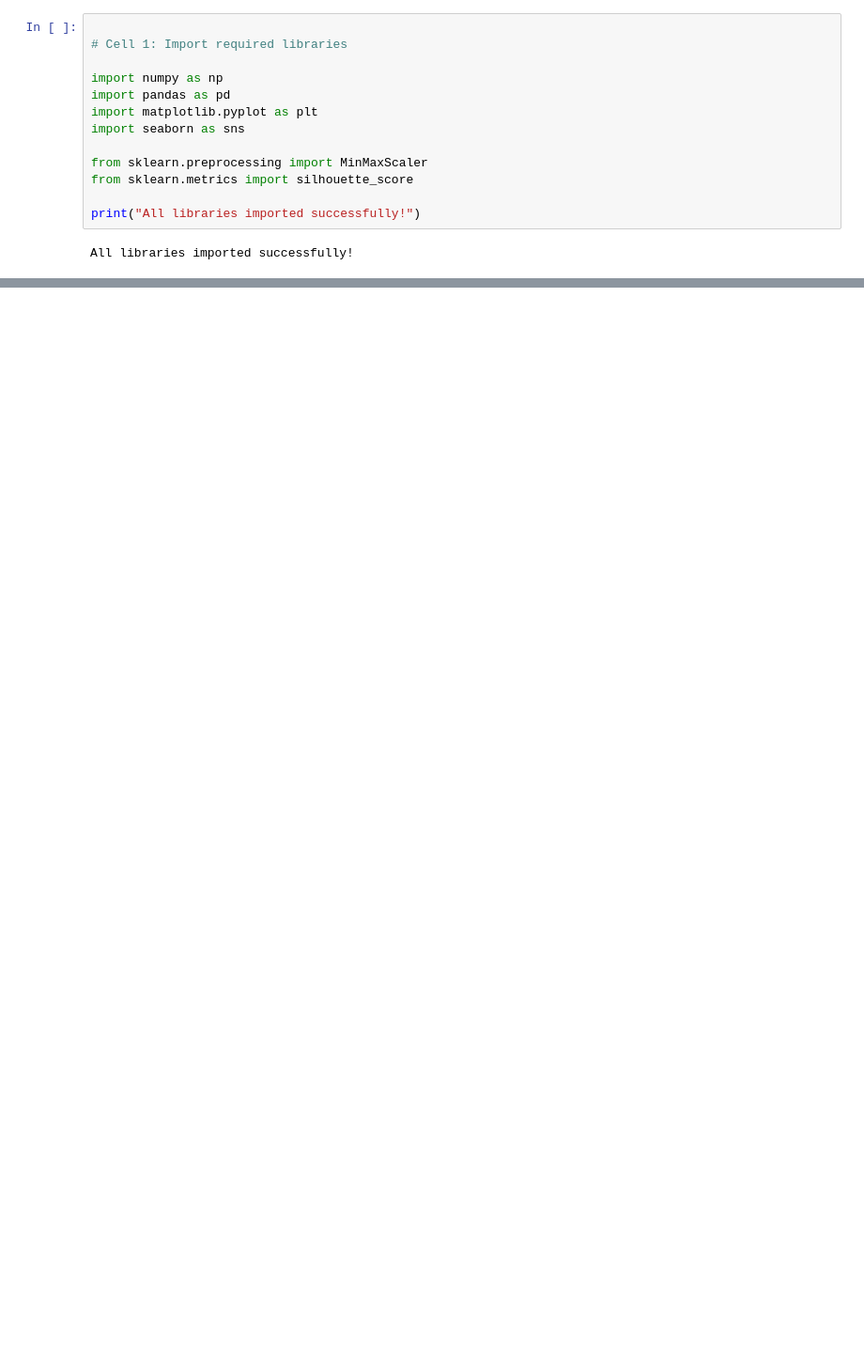
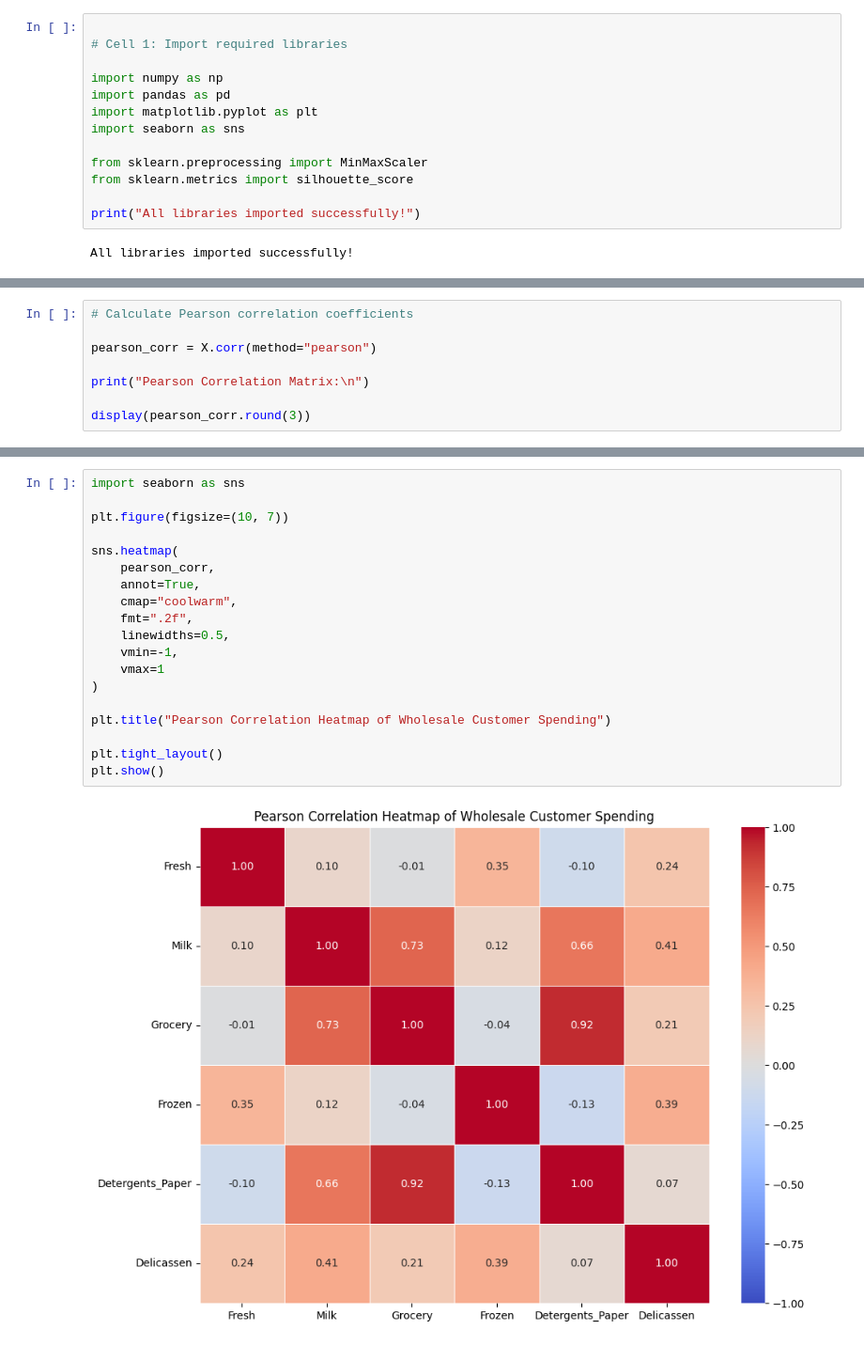
Before and after one commit to Aswini-Dileep/AI-ML-Project, a Jupyter notebook: AI_project.ipynb, the cells around one changed output, grey strips where cells are left out. Shown at 94% size. Saved outputs shown, nothing was run; the diff lists cells and outputs as text; blank space fills up the shorter version.

```diff
--- a/AI_project.ipynb
+++ b/AI_project.ipynb
@@ -1553,0 +326,8 @@ feature_comparison
+# %%
+# Calculate Pearson correlation coefficients
+
+pearson_corr = X.corr(method="pearson")
+
+print("Pearson Correlation Matrix:\n")
+
+display(pearson_corr.round(3))
@@ -1553,0 +343,21 @@ feature_comparison
+# %%
+import seaborn as sns
+
+plt.figure(figsize=(10, 7))
+
+sns.heatmap(
+    pearson_corr,
+    annot=True,
+    cmap="coolwarm",
+    fmt=".2f",
+    linewidths=0.5,
+    vmin=-1,
+    vmax=1
+)
+
+plt.title("Pearson Correlation Heatmap of Wholesale Customer Spending")
+
+plt.tight_layout()
+plt.show()
+# %% [output]
+[figure, added]
```
Also changed, not shown: parts of 150 cells of this notebook.
